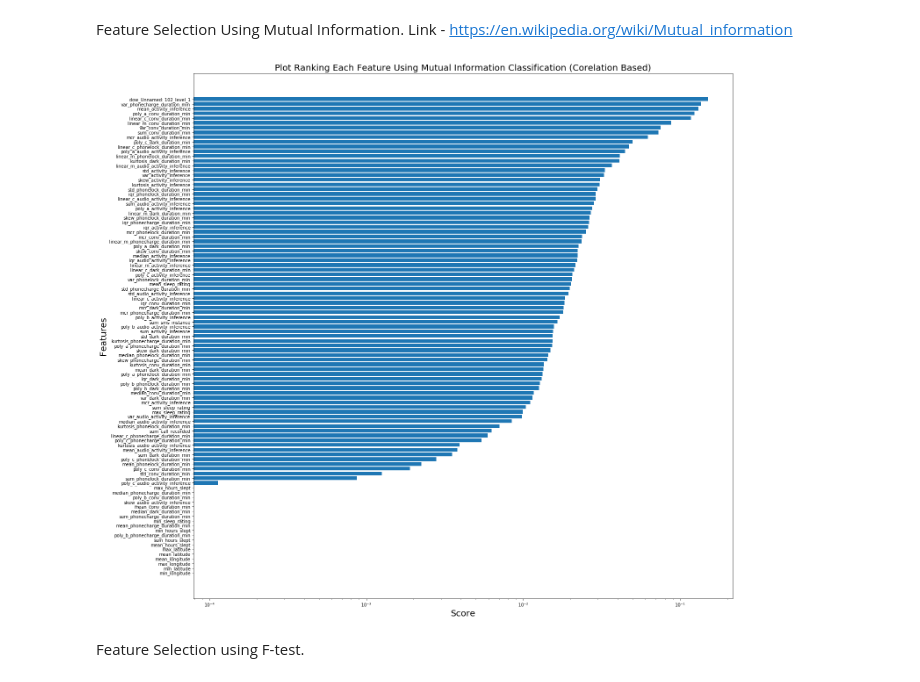
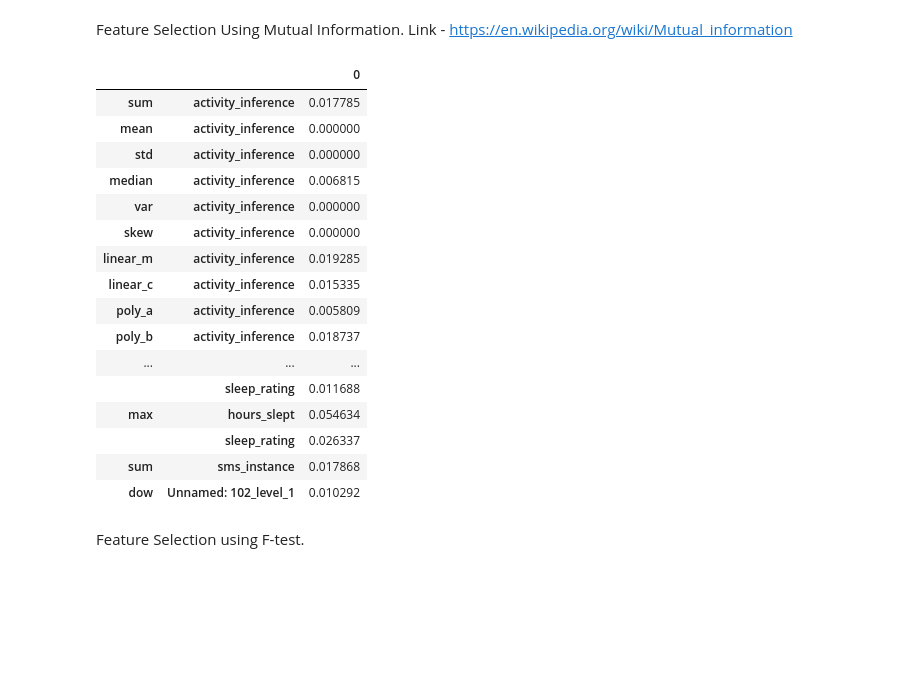
Before and after one commit to abhinavshaw1993/StudentLife-ML-Analysis, a Jupyter notebook: FeatureSelection/FeatureSelection.ipynb, the cells around one changed output. Saved outputs shown, nothing was run; the diff lists cells and outputs as text; code cells hidden in the pictures; blank space fills up the shorter version.

```diff
--- a/FeatureSelection/FeatureSelection.ipynb
+++ b/FeatureSelection/FeatureSelection.ipynb
@@ -175,27 +176,44 @@ Link - https://en.wikipedia.org/wiki/Mutual_information
 # %%
 from sklearn.feature_selection import mutual_info_classif
 
 def feature_selection_mutualinfo_classif(train_x, train_y, verbose=False):
 
     mi = pd.DataFrame(mutual_info_classif(train_x, train_y), index=train_x.columns)
 
     if verbose:
         print("Mutual Information in:")
         display(mi)
 
     return mi
 
-mi = feature_selection_mutualinfo_classif(train_x, train_y, verbose=False)
+mi_classif = feature_selection_mutualinfo_classif(train_x, train_y, verbose=False)
+display(mi_classif)
 
-generate_barplot(mi,
+generate_barplot(mi_classif,
                 title="Plot Ranking Each Feature Using Mutual Information Classification (Corelation Based)",
                 xlabel="Score",
                 ylabel="Features",
                 file_path="./FeatureImportance Plots/FeatureSelectionUsingMIClassif.jpg",
-                show_fig=True
+                show_fig=False
                )
 # %% [output]
-[figure, removed]
+|  |  | 0 |
+| sum | activity_inference | 0.017785 |
+| mean | activity_inference | 0.000000 |
+| std | activity_inference | 0.000000 |
+| median | activity_inference | 0.006815 |
+| var | activity_inference | 0.000000 |
+| skew | activity_inference | 0.000000 |
+| linear_m | activity_inference | 0.019285 |
+| linear_c | activity_inference | 0.015335 |
+| poly_a | activity_inference | 0.005809 |
+| poly_b | activity_inference | 0.018737 |
+| ... | ... | ... |
+|  | sleep_rating | 0.011688 |
+| max | hours_slept | 0.054634 |
+|  | sleep_rating | 0.026337 |
+| sum | sms_instance | 0.017868 |
+| dow | Unnamed: 102_level_1 | 0.010292 |
 # %% [markdown]
 Feature Selection using F-test.
 # %%
```
Also changed, not shown: parts of 9 cells of this notebook, 1 other file.
